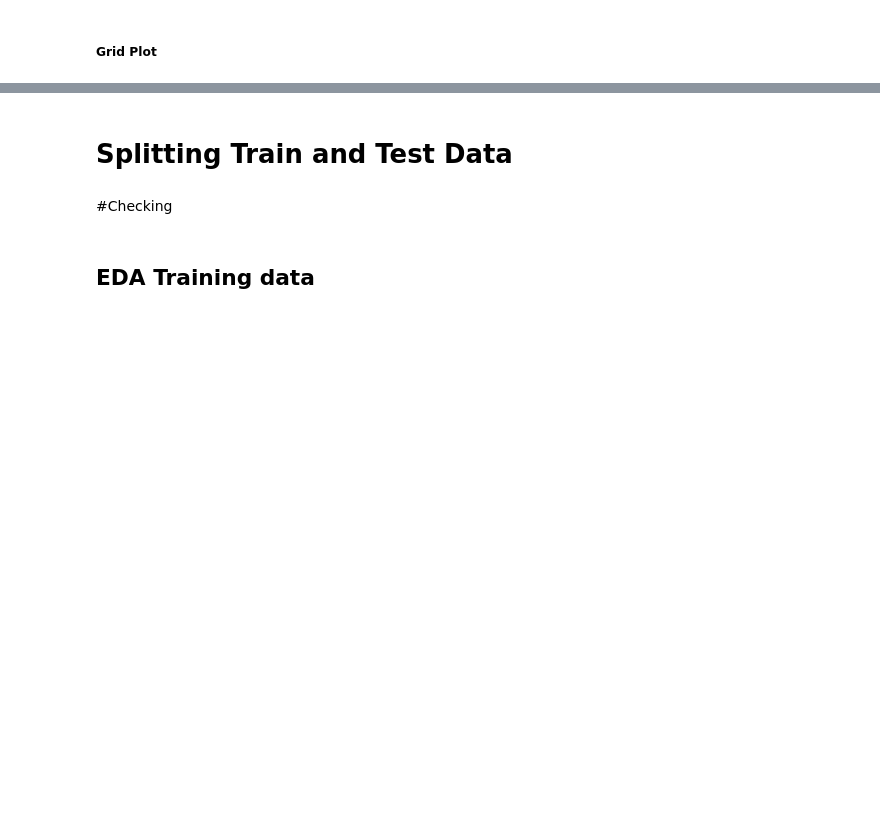
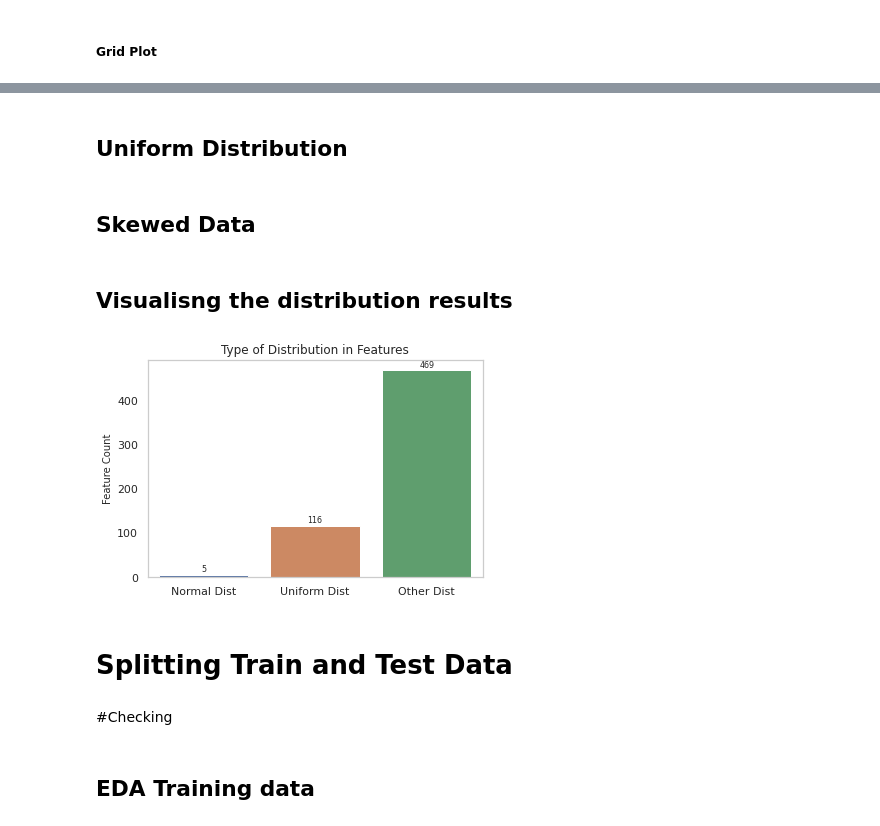
Before and after one commit to hinatanvir/Fault-Detection-SECOM, a Jupyter notebook: Presentation_1_Hina.ipynb, the cells around one changed output, grey strips where cells are left out. Saved outputs shown, nothing was run; the diff lists cells and outputs as text; code cells hidden in the pictures; blank space fills up the shorter version.

```diff
--- a/Presentation_1_Hina.ipynb
+++ b/Presentation_1_Hina.ipynb
@@ -304,3 +318,54 @@ findfont: Font family ['CMU Sans Serif'] not found. Falling back to DejaVu Sans.
+# %%
+alpha = 0.05
+ntest= df_features.apply(normaltest,nan_policy='omit')
+ntest=ntest.transpose()
+ntest.columns= ['stat', 'p']
+nm_features=ntest[ntest['p']>alpha]
+#result1.loc[nm_features.index,:]
+# %% [markdown]
+## Uniform Distribution
+# %%
+ncol_name= nm_features.index
+no_norm=df_features.loc[:, ~df_features.columns.isin(ncol_name)].copy()
+#stats.kstest(time, stats.uniform(loc=0.0, scale=100.0).cdf)
+uniform_f=result1[result1['std']==0].index
+uni_norm=ncol_name.union(uniform_f)
+# %% [markdown]
+## Skewed Data
+# %%
+skewed_f=df_features.loc[:, ~df_features.columns.isin(uni_norm)].copy()
+skew_eda = skewed_f.describe().T
+# Checking
+#skew_eda={}
+#skew_eda=eda(skewed_f,skew_eda)
+#skew_eda=pd.DataFrame.from_dict(skew_eda,orient='index')
+#skew_eda.columns=['mean','std', 'percent_null', 'unique', 'count_3s_perc', 'count_2s_perc', 'min', 'q25', 'q50', 'q75', 'max','skewness','kurtosis']
+#skew_eda['Q2Q1']=skew_eda['50%']-skew_eda['25%']
+#skew_eda['Q3Q2']=skew_eda['75%']-skew_eda['50%']
+#skew_eda['sk']=  skew_eda.apply(lambda row: skw(row), axis=1)
+#skew_eda.loc[skew_eda['sk']== 'Equal']
+# %% [markdown]
+## Visualisng the distribution results
+# %%
+# creating a dataframe with distribution counts
+dist = pd.DataFrame(
+    [{len(ncol_name)},
+    {len(uniform_f)},
+    {len(skewed_f.columns)}
+    ],index=["Normal Dist","Uniform Dist","Other Dist"])
+dist.columns=['Count']
+dist.index.name='Dist'
+#labels = [item.get_text() for item in ax2.get_xticklabels()]
+#ax2.set_xticklabels([str(round(float(label), 2)) + '%' for label in labels],rotation=45,ha="right")
+sns.set_style("whitegrid", {'axes.grid' : False})
+nx=sns.barplot(x=dist.index,y=dist['Count'],data=dist)
+add_value_labels(nx,1)
+nx.set_ylabel("Feature Count",size=10,fontname="Arial")
+nx.set_xlabel(None)
+nx.set_title("Type of Distribution in Features",size=12)
+plt.show()
+# %% [output]
+[figure, added]
 # %% [markdown]
 # Splitting Train and Test Data
 # %%
```
Also changed, not shown: parts of 6 cells of this notebook.
